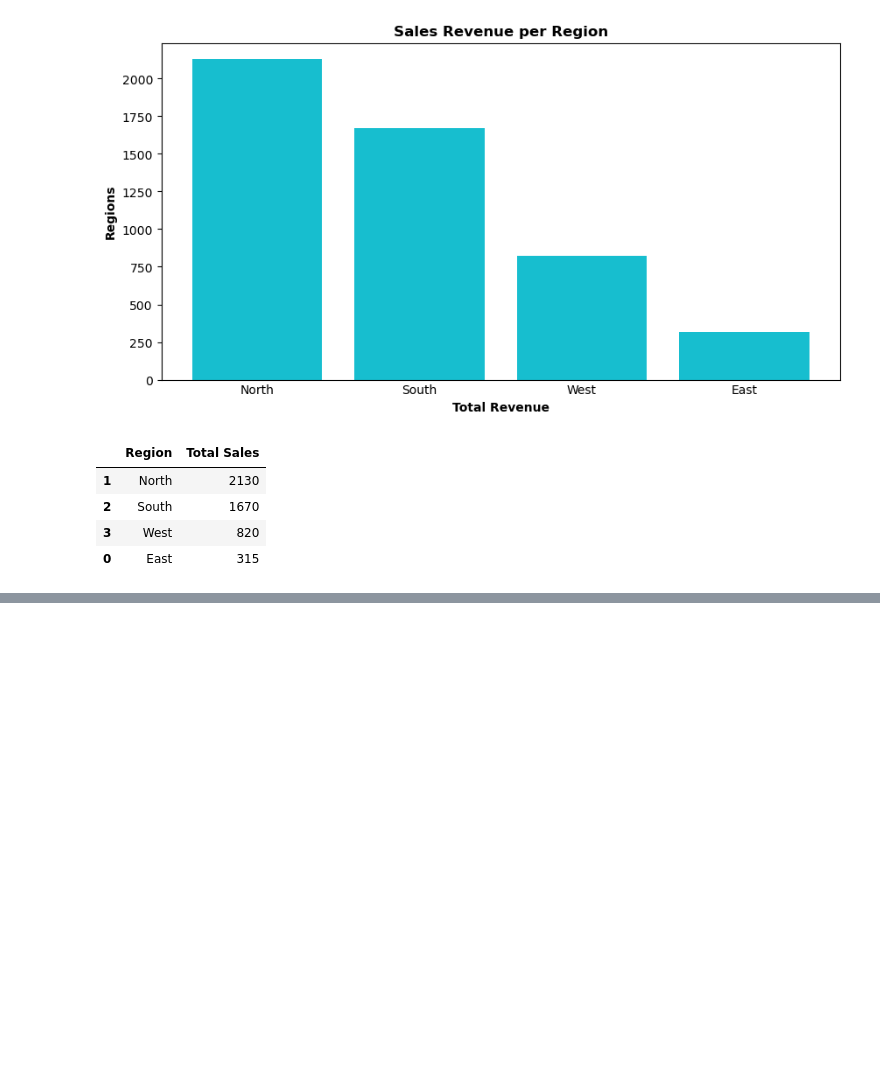
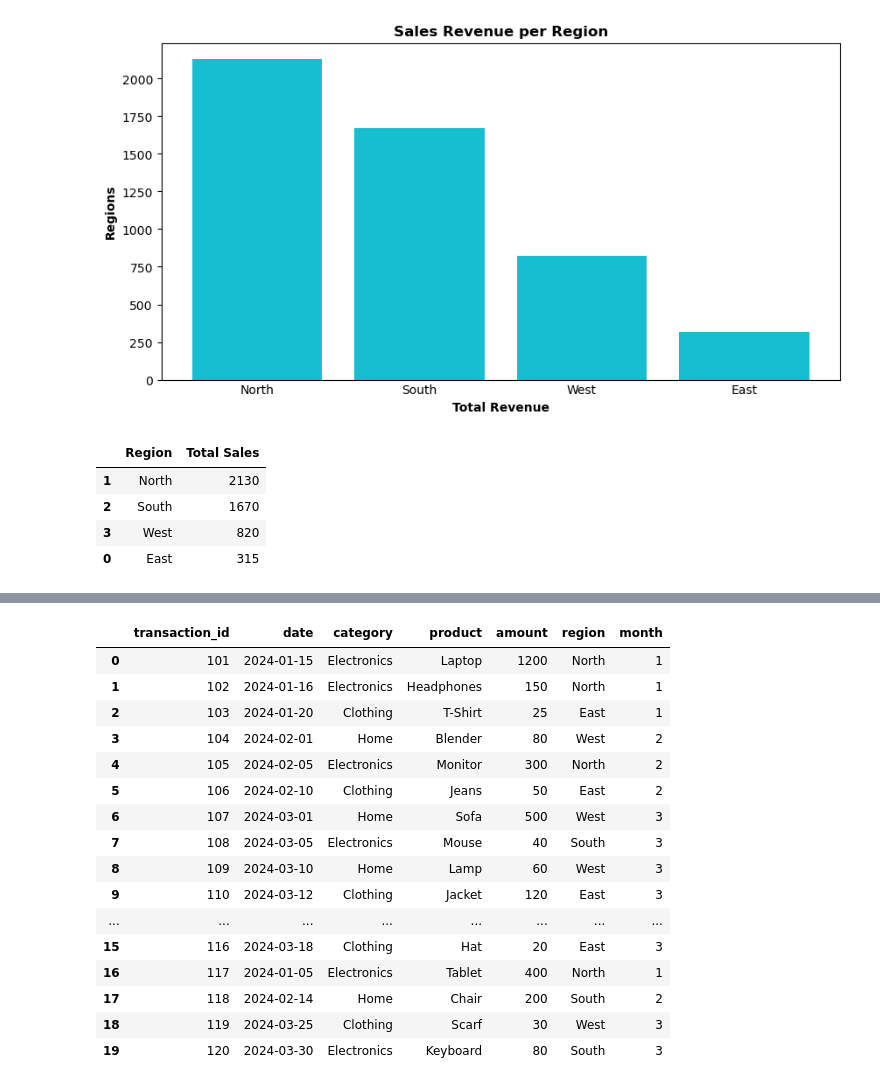
Before and after one commit to leiandrei/E-Commerce-Dataset, a Jupyter notebook: Practice #1 -Mock E-Commerce Dataset.ipynb, the cells around one changed output, grey strips where cells are left out. Saved outputs shown, nothing was run; the diff lists cells and outputs as text; code cells hidden in the pictures; blank space fills up the shorter version.

```diff
--- a/Practice #1 -Mock E-Commerce Dataset.ipynb
+++ b/Practice #1 -Mock E-Commerce Dataset.ipynb
@@ -255,0 +260,22 @@ region_sales
+# %%
+df2['date'] = pd.to_datetime(df2['date'])
+df2['month'] = df2['date'].dt.month
+df2
+# %% [output]
+|  | transaction_id | date | category | product | amount | region | month |
+| 0 | 101 | 2024-01-15 | Electronics | Laptop | 1200 | North | 1 |
+| 1 | 102 | 2024-01-16 | Electronics | Headphones | 150 | North | 1 |
+| 2 | 103 | 2024-01-20 | Clothing | T-Shirt | 25 | East | 1 |
+| 3 | 104 | 2024-02-01 | Home | Blender | 80 | West | 2 |
+| 4 | 105 | 2024-02-05 | Electronics | Monitor | 300 | North | 2 |
+| 5 | 106 | 2024-02-10 | Clothing | Jeans | 50 | East | 2 |
+| 6 | 107 | 2024-03-01 | Home | Sofa | 500 | West | 3 |
+| 7 | 108 | 2024-03-05 | Electronics | Mouse | 40 | South | 3 |
+| 8 | 109 | 2024-03-10 | Home | Lamp | 60 | West | 3 |
+| 9 | 110 | 2024-03-12 | Clothing | Jacket | 120 | East | 3 |
+| ... | ... | ... | ... | ... | ... | ... | ... |
+| 15 | 116 | 2024-03-18 | Clothing | Hat | 20 | East | 3 |
+| 16 | 117 | 2024-01-05 | Electronics | Tablet | 400 | North | 1 |
+| 17 | 118 | 2024-02-14 | Home | Chair | 200 | South | 2 |
+| 18 | 119 | 2024-03-25 | Clothing | Scarf | 30 | West | 3 |
+| 19 | 120 | 2024-03-30 | Electronics | Keyboard | 80 | South | 3 |
```
Also changed, not shown: parts of 4 cells of this notebook.
